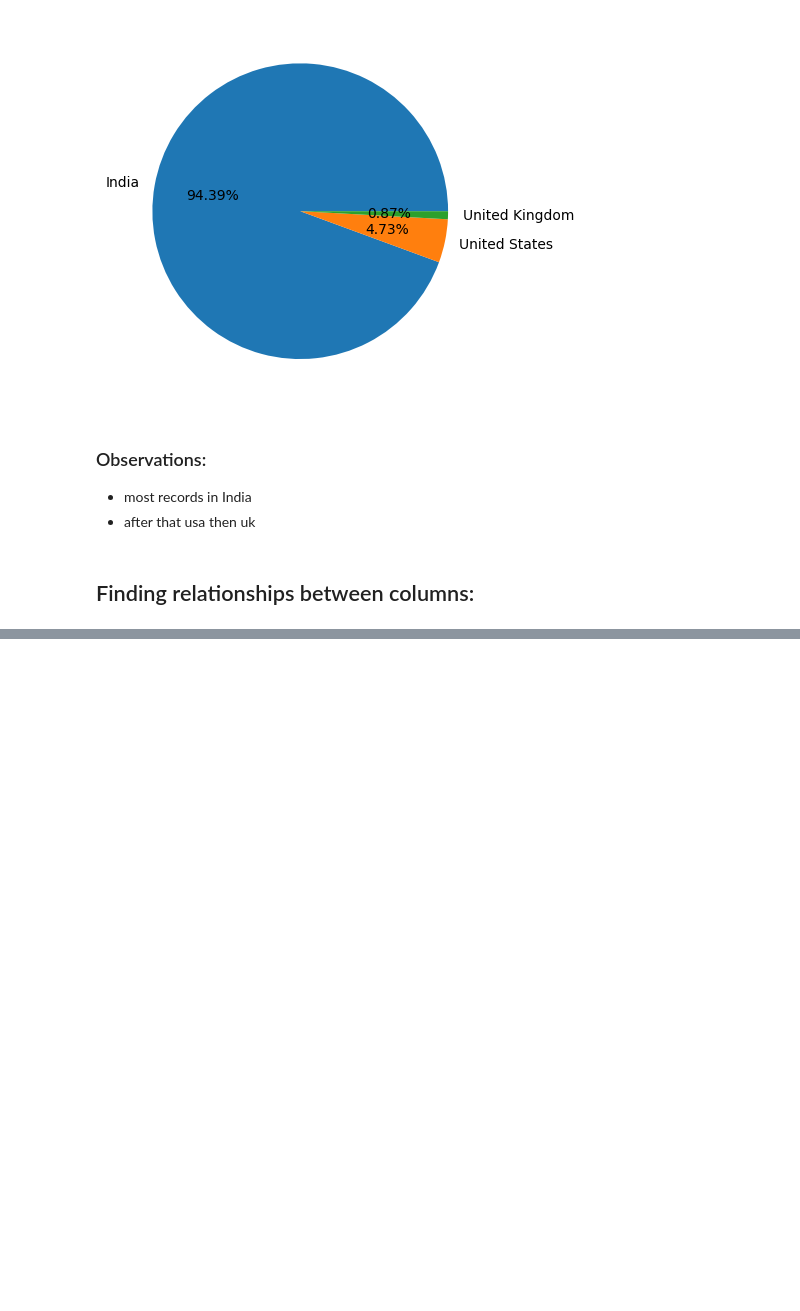
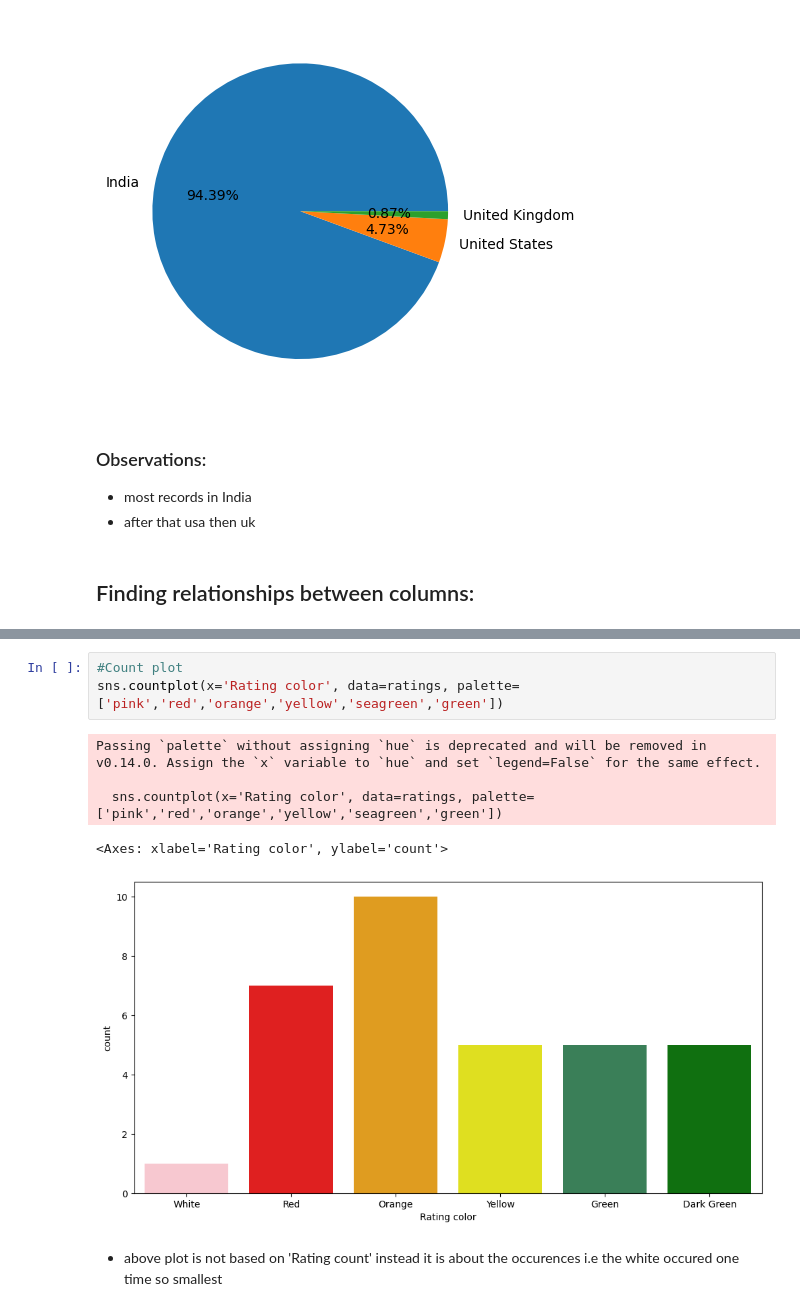
Before and after one commit to Gul-Fatima/Data-Science, a Jupyter notebook: EDAonZomatoDataset.ipynb, the cells around one changed output, grey strips where cells are left out. Saved outputs shown, nothing was run; the diff lists cells and outputs as text; blank space fills up the shorter version.

```diff
--- a/EDAonZomatoDataset.ipynb
+++ b/EDAonZomatoDataset.ipynb
@@ -265,0 +291,11 @@ dtype: int64
+# %%
+#Count plot
+sns.countplot(x='Rating color', data=ratings, palette=['pink','red','orange','yellow','seagreen','green'])
+# %% [output]
+Passing `palette` without assigning `hue` is deprecated and will be removed in v0.14.0. Assign the `x` variable to `hue` and set `legend=False` for the same effect.
+
+  sns.countplot(x='Rating color', data=ratings, palette=['pink','red','orange','yellow','seagreen','green'])
+<Axes: xlabel='Rating color', ylabel='count'>
+[figure, added]
+# %% [markdown]
+* above plot is not based on 'Rating count' instead it is about the occurences i.e the white occured one time so smallest
```
Also changed, not shown: parts of 17 cells of this notebook.
